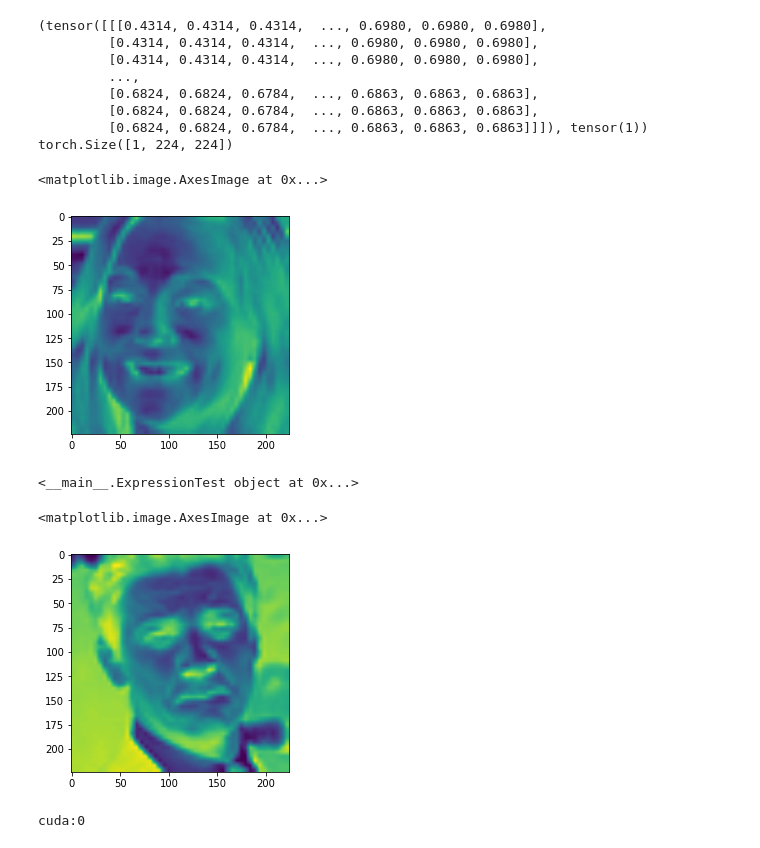
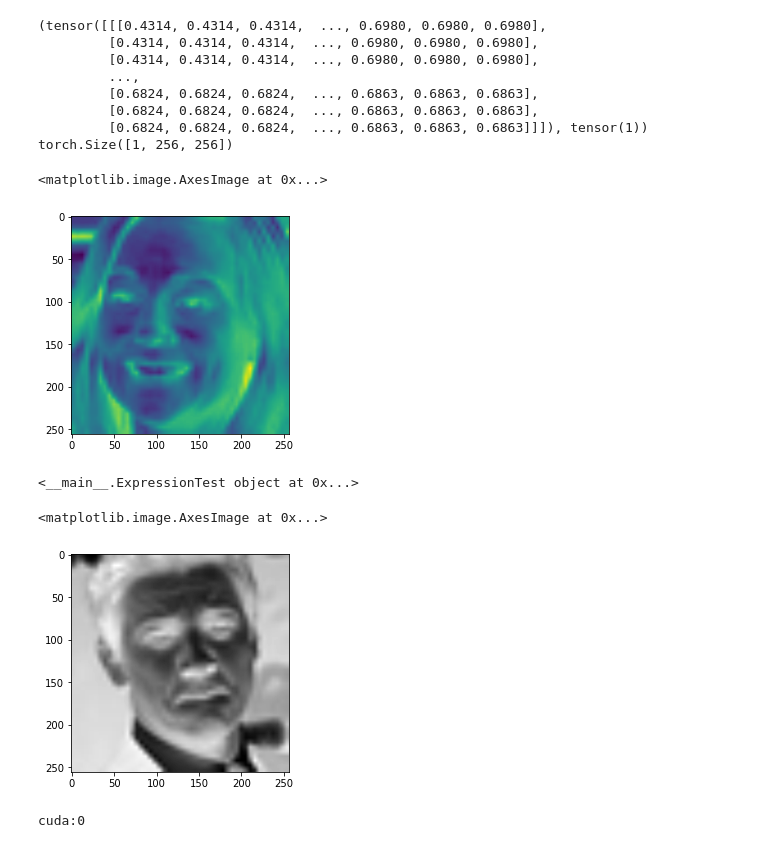
Before and after one commit to mmamezq/FacialExpressionClassification, a Jupyter notebook: Classification_Current.ipynb, the cells around one changed output. Cells and saved outputs as stored; diff of their text form; code cells hidden in the pictures.

```diff
--- a/Classification_Current.ipynb
+++ b/Classification_Current.ipynb
@@ -56,6 +58,8 @@ class Expression(Dataset):
     def __len__(self):
         return self.n_samples
 # %%
+#create custome dataset for testing data
+
 class ExpressionTest(Dataset):
     def __init__(self, transform=None):
 
@@ -68,13 +72,11 @@ class ExpressionTest(Dataset):
     def __getitem__(self, index):
         sample = self.x_data[index]
         if self.transform:
-          inputs = transforms.ToPILImage()(self.x_data[index].reshape(48,48))
-          inputs = torchvision.transforms.functional.resize(inputs, (224,224), interpolation=2)
+          inputs=transforms.ToPILImage()(self.x_data[index].reshape(48,48))
+          inputs =torchvision.transforms.functional.resize(inputs, (256,256), interpolation=2)
+          #inputs = inputs.rotate(15)
           #self.x_data[index]
           sample = transforms.ToTensor()(inputs)
-          #self.x_data[index]
-
-
         return sample
 
     def __len__(self):
@@ -85,29 +87,30 @@ dataset = Expression(True)
 # %%
 test_dataset = ExpressionTest(True)
 # %%
+# Visualize first training image to
 print(dataset[0])
 first_data = dataset[0]
 print(first_data[0].shape)
-plt.imshow(first_data[0].reshape(224,224))
+plt.imshow(first_data[0].reshape(256,256))
 # %% [output]
 (tensor([[[0.4314, 0.4314, 0.4314,  ..., 0.6980, 0.6980, 0.6980],
          [0.4314, 0.4314, 0.4314,  ..., 0.6980, 0.6980, 0.6980],
          [0.4314, 0.4314, 0.4314,  ..., 0.6980, 0.6980, 0.6980],
          ...,
-         [0.6824, 0.6824, 0.6784,  ..., 0.6863, 0.6863, 0.6863],
-         [0.6824, 0.6824, 0.6784,  ..., 0.6863, 0.6863, 0.6863],
-         [0.6824, 0.6824, 0.6784,  ..., 0.6863, 0.6863, 0.6863]]]), tensor(1))
-torch.Size([1, 224, 224])
+         [0.6824, 0.6824, 0.6824,  ..., 0.6863, 0.6863, 0.6863],
+         [0.6824, 0.6824, 0.6824,  ..., 0.6863, 0.6863, 0.6863],
+         [0.6824, 0.6824, 0.6824,  ..., 0.6863, 0.6863, 0.6863]]]), tensor(1))
+torch.Size([1, 256, 256])
 <matplotlib.image.AxesImage at 0x...>
-[figure, old version]
+[figure, new version]
 # %%
 first_data_test = test_dataset
 print(first_data_test)
-plt.imshow(first_data_test[0].reshape(224,224))
+plt.imshow(first_data_test[0].reshape(256,256),cmap = 'gray')
 # %% [output]
 <__main__.ExpressionTest object at 0x...>
 <matplotlib.image.AxesImage at 0x...>
-[figure, old version]
+[figure, new version]
 # %%
 trainloader = DataLoader(dataset=dataset,
                          batch_size=5,
```
Also changed, not shown: parts of 7 cells of this notebook.
